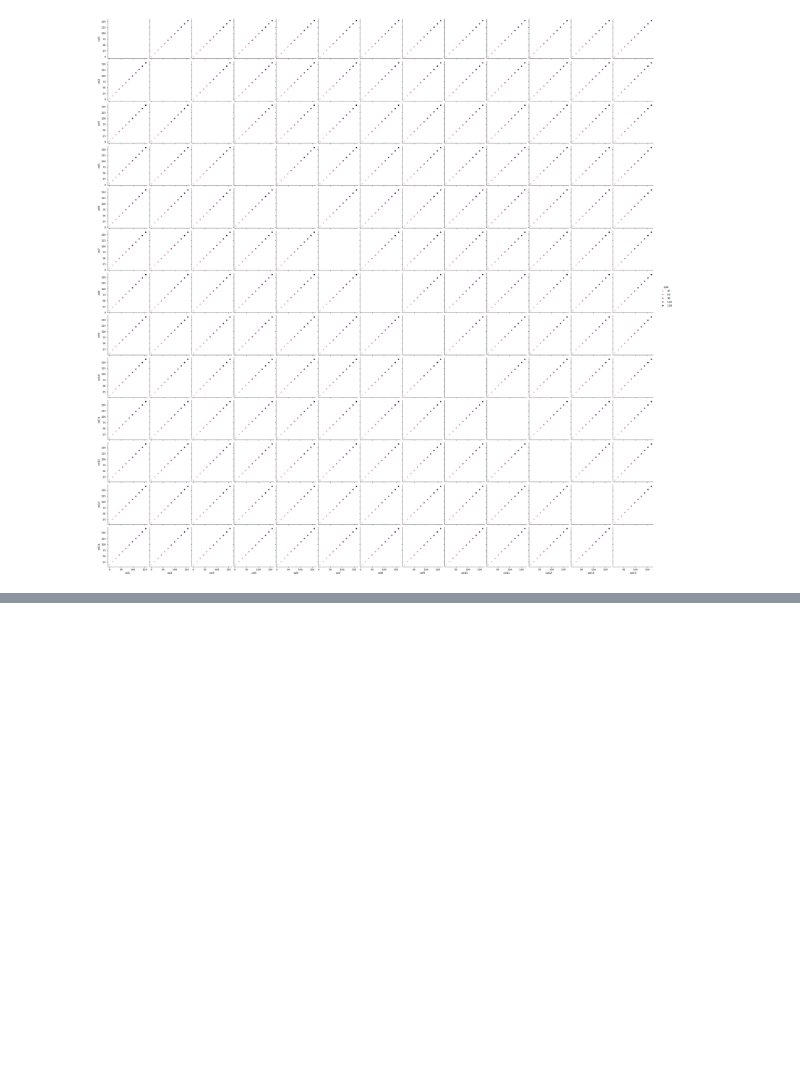
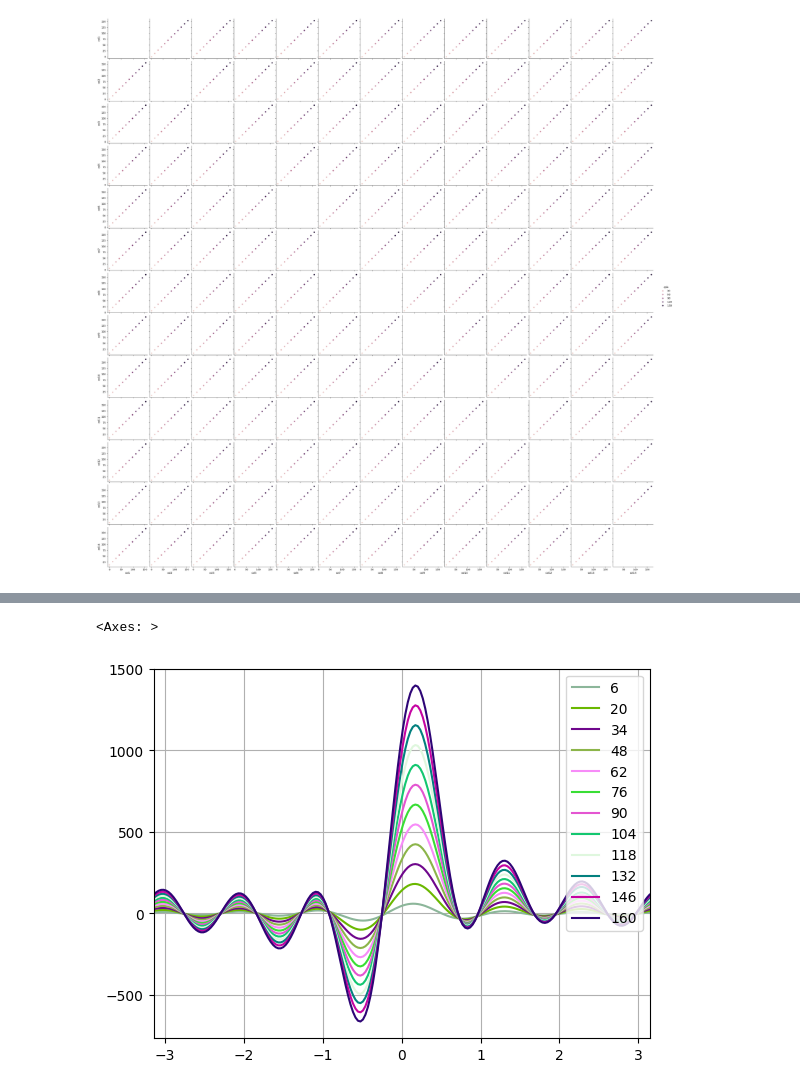
Before and after one commit to sharma1saransh/python, a Jupyter notebook: NumpyPandasSeaborn.ipynb, the cells around one changed output, grey strips where cells are left out. Saved outputs shown, nothing was run; the diff lists cells and outputs as text; code cells hidden in the pictures; blank space fills up the shorter version.

```diff
--- a/NumpyPandasSeaborn.ipynb
+++ b/NumpyPandasSeaborn.ipynb
@@ -139,0 +145,6 @@ sns.pairplot(df,hue='col4')
+# %%
+
+pd.plotting.andrews_curves(df,"col7")
+# %% [output]
+<Axes: >
+[figure, added]
```
Also changed, not shown: parts of 1 cell of this notebook.
